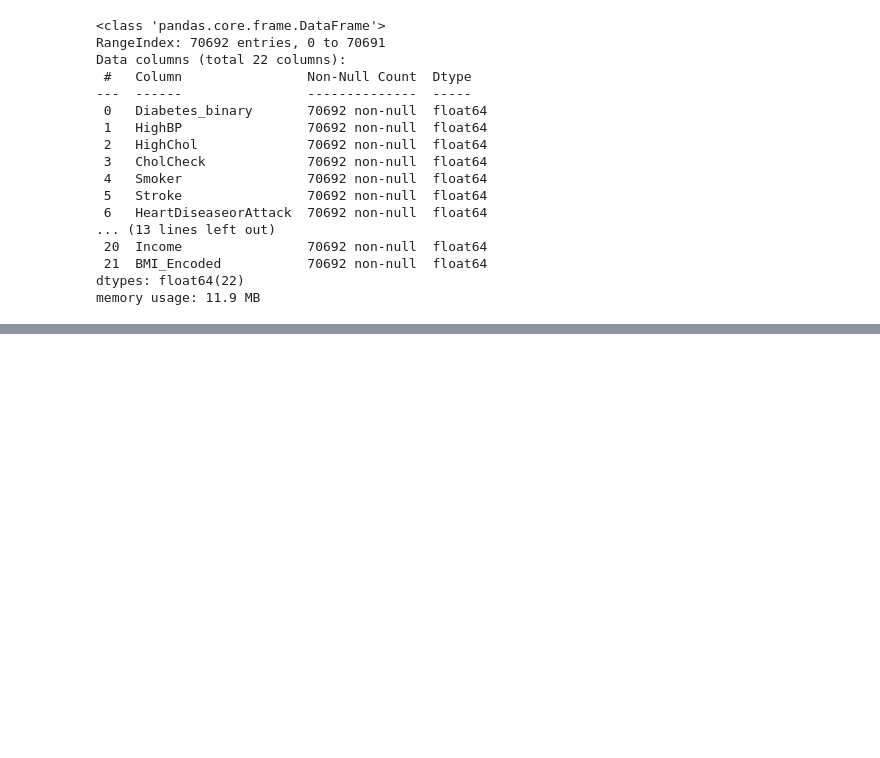
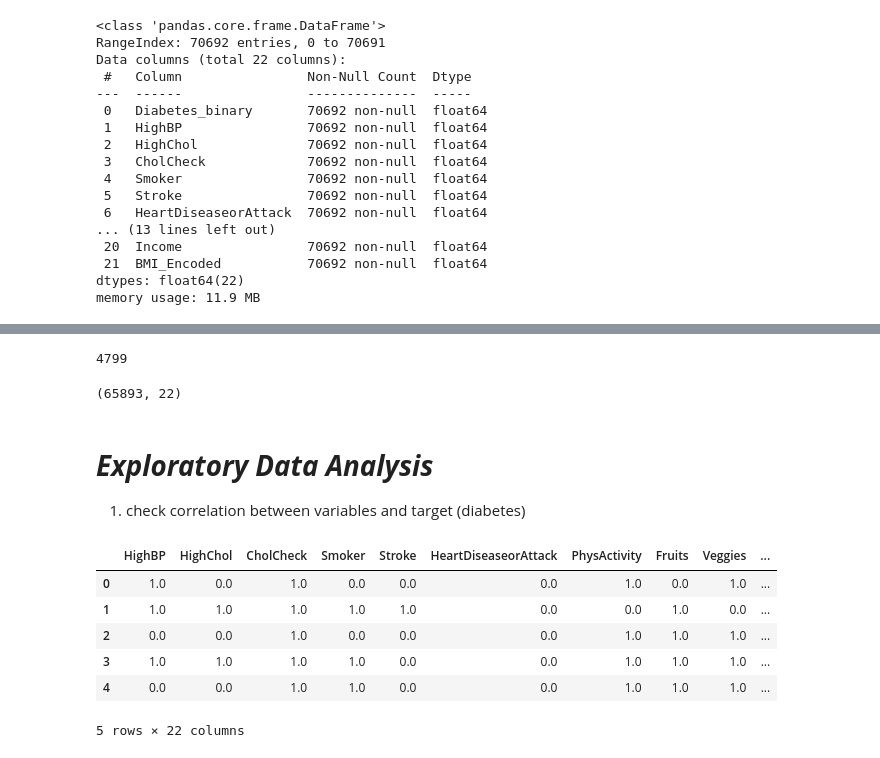
Before and after one commit to ML-Summer/model_grid_search, a Jupyter notebook: model-grid-search.ipynb, the cells around one changed output, grey strips where cells are left out. Saved outputs shown, nothing was run; the diff lists cells and outputs as text; code cells hidden in the pictures; blank space fills up the shorter version.

```diff
--- a/model-grid-search.ipynb
+++ b/model-grid-search.ipynb
@@ -194,0 +216,30 @@ memory usage: 11.9 MB
+# %%
+#Checking for duplicates
+df.duplicated().sum()
+# %% [output]
+4799
+# %%
+#Drop duplicate rows
+df.drop_duplicates(inplace = True)
+df.shape
+# %% [output]
+(65893, 22)
+# %% [markdown]
+# ***Exploratory Data Analysis***
+
+1. check correlation between variables and target (diabetes)
+# %%
+# create new column named target
+# remove duplicated column ("Diabetes_binary")
+
+df["target"] = df["Diabetes_binary"]
+df = df.drop(['Diabetes_binary'], axis=1)
+df.head()
+# %% [output]
+|  | HighBP | HighChol | CholCheck | Smoker | Stroke | HeartDiseaseorAttack | PhysActivity | Fruits | Veggies | ... |
+| 0 | 1.0 | 0.0 | 1.0 | 0.0 | 0.0 | 0.0 | 1.0 | 0.0 | 1.0 | ... |
+| 1 | 1.0 | 1.0 | 1.0 | 1.0 | 1.0 | 0.0 | 0.0 | 1.0 | 0.0 | ... |
+| 2 | 0.0 | 0.0 | 1.0 | 0.0 | 0.0 | 0.0 | 1.0 | 1.0 | 1.0 | ... |
+| 3 | 1.0 | 1.0 | 1.0 | 1.0 | 0.0 | 0.0 | 1.0 | 1.0 | 1.0 | ... |
+| 4 | 0.0 | 0.0 | 1.0 | 1.0 | 0.0 | 0.0 | 1.0 | 1.0 | 1.0 | ... |
+5 rows × 22 columns
```
Also changed, not shown: parts of 6 cells of this notebook.
